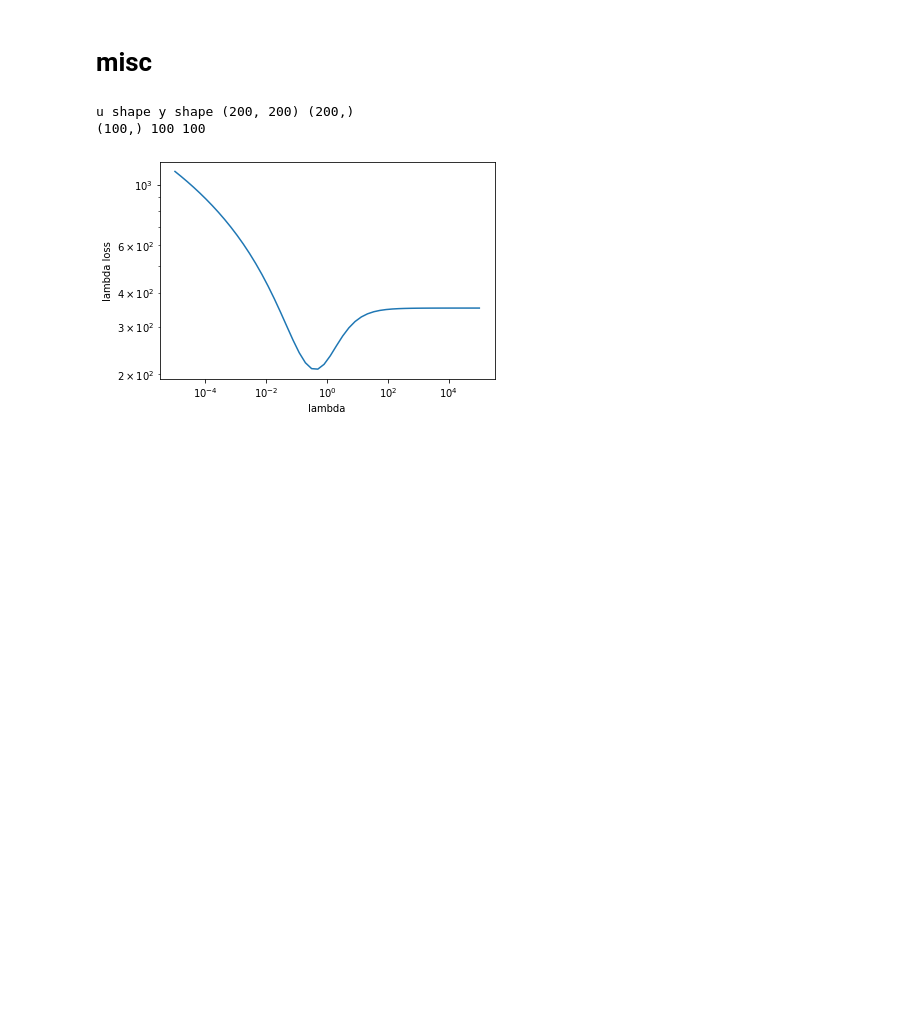
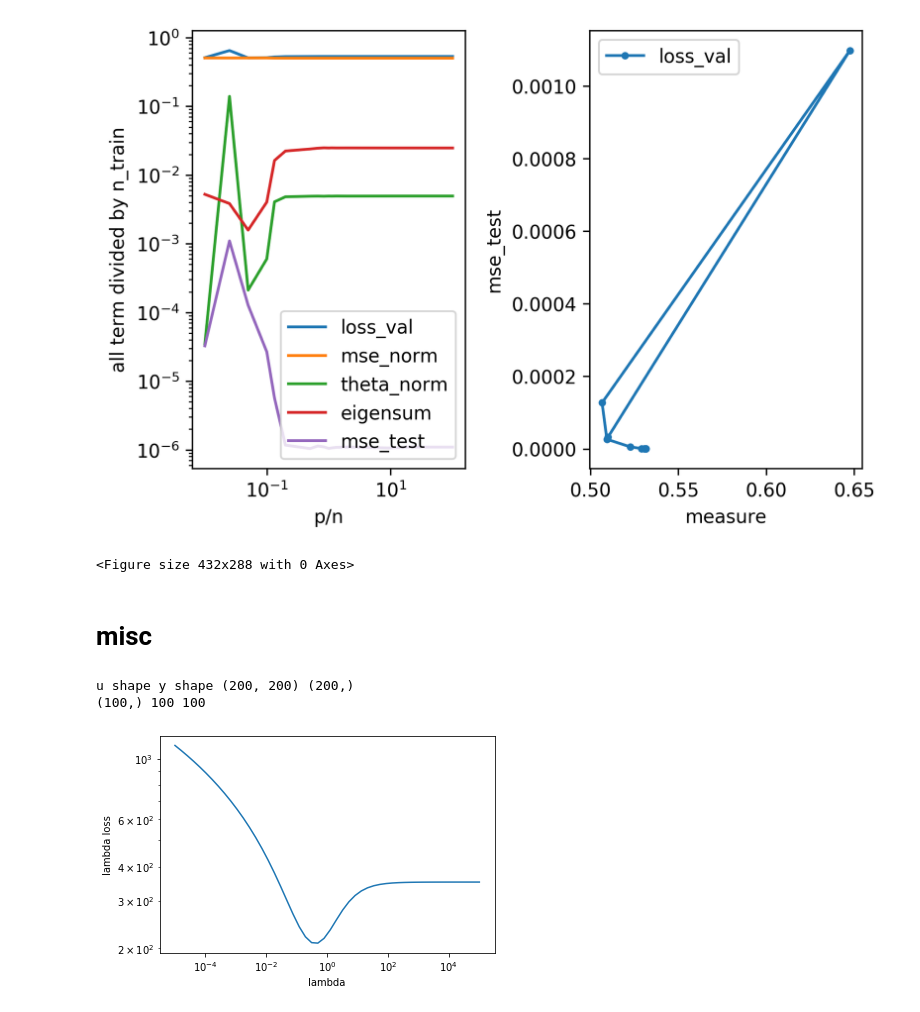
Before and after one commit to csinva/mdl-complexity, a Jupyter notebook: analyze_simple.ipynb, the cells around one changed output. Saved outputs shown, nothing was run; the diff lists cells and outputs as text; code cells hidden in the pictures; blank space fills up the shorter version.

```diff
--- a/analyze_simple.ipynb
+++ b/analyze_simple.ipynb
@@ -106,3 +115,56 @@ plt.show()
+# %%
+cov_param_list = np.logspace(start=-2, stop=1, num=100) #[1e-2, 5e-2, 1e-1, 0.5, 0.75, 0.9, 1, 1.2, 1.5, 2, 5, 7.5, 1e1, 2e1, 4e1, 1e2])
+# cov_param_list = np.array([1e-2, 5e-2, 1e-1, 0.5, 0.75, 0.9, 1, 1.2, 1.5, 2, 5, 7.5, 1e1, 2e1, 4e1, 1e2])
+n = cov_param_list.size
+p.num_features = 100
+
+r = {
+    'mse_norm': np.zeros(n),
+    'theta_norm': np.zeros(n),
+    'eigensum': np.zeros(n),
+    'mse_test': np.zeros(n),
+}
+for i, cov_param in tqdm(enumerate(cov_param_list)):
+    p.cov_param = cov_param
+    r = add_results(p, r)
+r['loss_val'] = r['mse_norm'] + r['theta_norm'] + r['eigensum']
+pkl.dump(r, open('design.pkl', 'wb'))
+# %%
+def plot_p_n(r):
+    plt.figure(dpi=300)
+    R, C = 1, 2
+    def norm(x):
+        return x / n_train_over_num_features / p.num_features
+
+    plt.subplot(R, C, 1)
+    measures = ['loss_val', 'mse_norm', 'theta_norm', 'eigensum', 'mse_test']
+    for measure in measures:
+        plt.loglog(1/n_train_over_num_features_list, norm(r[measure]), label=measure)
+    plt.xlabel('p/n')
+    plt.ylabel('all term divided by n_train')
+    plt.legend()
+
+    plt.subplot(R, C, 2)
+    for measure in ['loss_val']: ## measures:
+        # plt.loglog(1/n_train_over_num_features_list, norm(r[measure]), label=measure)
+        plt.plot(norm(r[measure]), norm(r['mse_test']), label=measure, marker='.')
+#         plt.yscale('log')
+#         plt.xscale('log')
+#     plt.yscale('log')
+    plt.xlabel('p/n')
+    plt.ylabel('mse_test')
+    plt.xlabel('measure')
+    plt.legend()
+
+    plt.tight_layout()
+    plt.show()
+
+
+plot_p_n(r)
+plt.savefig(oj(save_dir, 'fig_design_vary.pdf'))
+# %% [output]
+[figure, added]
+<Figure size 432x288 with 0 Axes>
 # %% [markdown]
 # misc
 # %%
```
Also changed, not shown: parts of 6 cells of this notebook, 1 other file.
